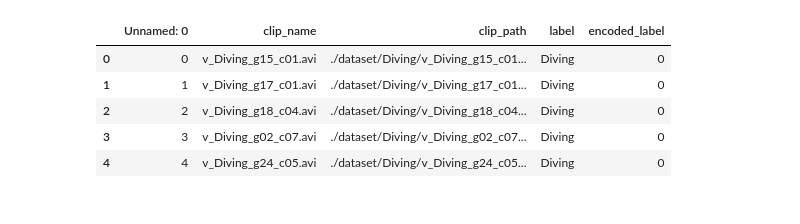
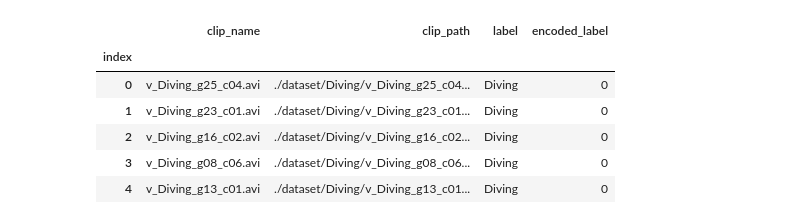
Before and after one commit to limo-756/Video-Analytics-Assignment1, a Jupyter notebook: per_frame_classifier.ipynb, the cells around one changed output. Saved outputs shown, nothing was run; the diff lists cells and outputs as text; code cells hidden in the pictures.

```diff
--- a/per_frame_classifier.ipynb
+++ b/per_frame_classifier.ipynb
@@ -11,17 +11,18 @@ from matplotlib import pyplot as plt
 from sklearn.metrics import PrecisionRecallDisplay
 from sklearn.preprocessing import MinMaxScaler
 # %%
-train_df = pd.read_csv("./dataset/splits/train.csv")
+train_df = pd.read_csv("./dataset/splits/train.csv", index_col='index')
 train_df.head()
-test_df = pd.read_csv("./dataset/splits/test.csv")
+test_df = pd.read_csv("./dataset/splits/test.csv", index_col='index')
 test_df.head()
 # %% [output]
-|  | Unnamed: 0 | clip_name | clip_path | label | encoded_label |
-| 0 | 0 | v_Diving_g15_c01.avi | ./dataset/Diving/v_Diving_g15_c01... | Diving | 0 |
-| 1 | 1 | v_Diving_g17_c01.avi | ./dataset/Diving/v_Diving_g17_c01... | Diving | 0 |
-| 2 | 2 | v_Diving_g18_c04.avi | ./dataset/Diving/v_Diving_g18_c04... | Diving | 0 |
-| 3 | 3 | v_Diving_g02_c07.avi | ./dataset/Diving/v_Diving_g02_c07... | Diving | 0 |
-| 4 | 4 | v_Diving_g24_c05.avi | ./dataset/Diving/v_Diving_g24_c05... | Diving | 0 |
+|  | clip_name | clip_path | label | encoded_label |
+| index |  |  |  |  |
+| 0 | v_Diving_g25_c04.avi | ./dataset/Diving/v_Diving_g25_c04... | Diving | 0 |
+| 1 | v_Diving_g23_c01.avi | ./dataset/Diving/v_Diving_g23_c01... | Diving | 0 |
+| 2 | v_Diving_g16_c02.avi | ./dataset/Diving/v_Diving_g16_c02... | Diving | 0 |
+| 3 | v_Diving_g08_c06.avi | ./dataset/Diving/v_Diving_g08_c06... | Diving | 0 |
+| 4 | v_Diving_g13_c01.avi | ./dataset/Diving/v_Diving_g13_c01... | Diving | 0 |
 # %%
 def manual_normalize(frame):
     mean, std = cv.meanStdDev(frame)
```
Also changed, not shown: parts of 15 cells of this notebook, 1 other file.
